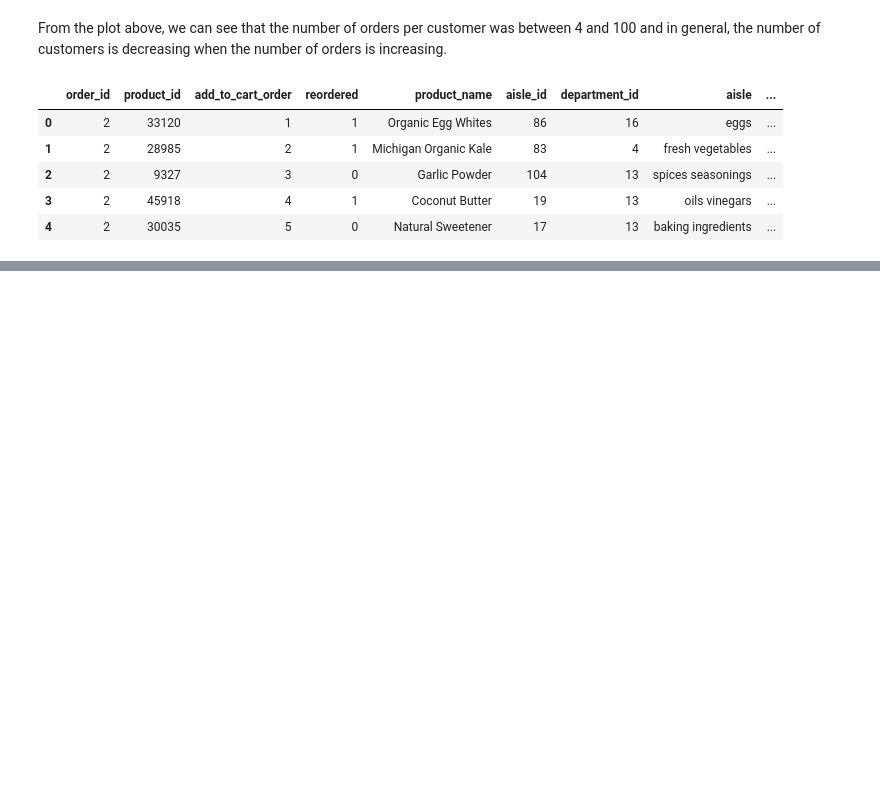
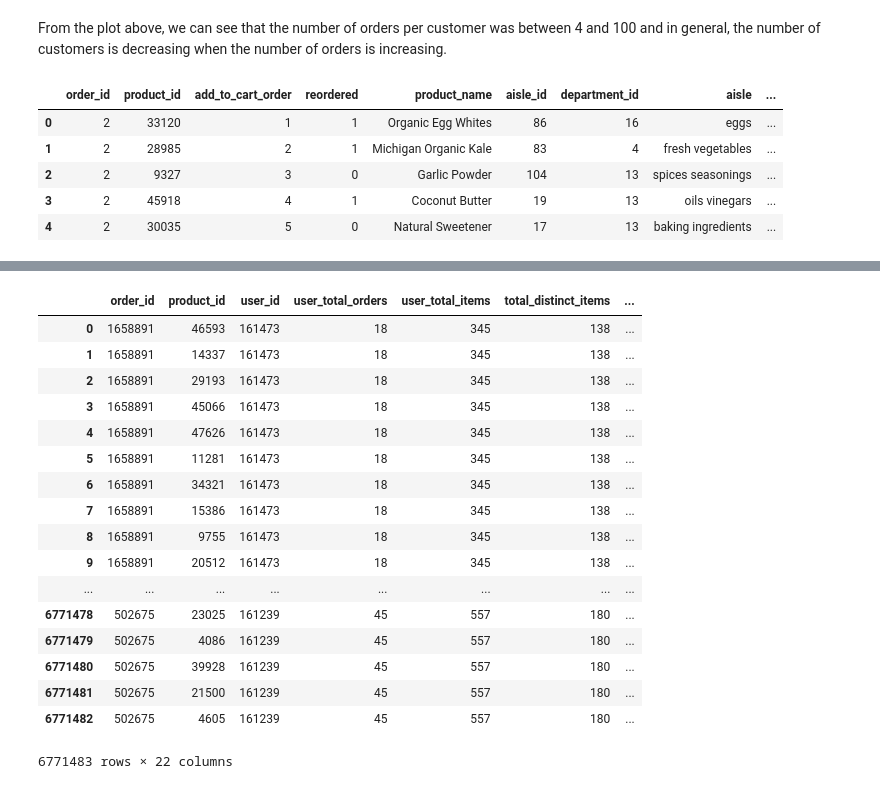
Before and after one commit to mariosamalo/SpringBoard, a Jupyter notebook: instacart_2017_05_01/Instacart .ipynb, the cells around one changed output, grey strips where cells are left out. Drawn from its saved outputs; the diff is of its cells as text; code cells hidden in the pictures; blank space fills up the shorter version.

```diff
--- a/instacart_2017_05_01/Instacart .ipynb
+++ b/instacart_2017_05_01/Instacart .ipynb
@@ -303,0 +371,12 @@ merged_order_products__prior.head()
+# %%
+#user x product level variables
+userproduct = merged.copy()
+userproduct['user_product_id'] = userproduct.product_id + userproduct.user_id * 100000
+userproduct = userproduct.sort_values('order_number')
+userproduct = userproduct.groupby('user_product_id',sort=False).agg({'order_id': ['size', 'last'], 'add_to_cart_order': 'sum'})
+userproduct.columns = ['number_of_orders_userproduct','last_order_id','sum_pos_in_cart']
+userproduct=userproduct.reset_index()
+userproduct=userproduct.set_index('user_product_id',drop=False)
+print(userproduct.shape)
+del merged
+userproduct.head()
@@ -303,0 +392,4 @@ merged_order_products__prior.head()
+# %%
+#order level variables
+orders=orders.set_index('order_id',drop=False)
+orders.head()
@@ -303,0 +407,18 @@ merged_order_products__prior.head()
+# %%
+order_products__train = pd.read_csv('order_products__train.csv')
+
+from sklearn.cross_validation import train_test_split
+big_train_orders = orders[orders.eval_set == 'train']
+train_orders,test_orders = train_test_split(big_train_orders,test_size=0.2)
+print(train_orders.shape)
+print(test_orders.shape)
+
+train_order_id = train_orders['order_id'].tolist()
+test_order_id = test_orders['order_id'].tolist()
+
+train=order_products__train[order_products__train['order_id'].isin(train_order_id)]
+test=order_products__train[order_products__train['order_id'].isin(test_order_id)]
+train.set_index(['order_id', 'product_id'], inplace=True, drop=False)
+test.set_index(['order_id', 'product_id'], inplace=True, drop=False)
+print(train.shape)
+print(test.shape)
@@ -303,0 +486,24 @@ merged_order_products__prior.head()
+# %%
+#build final training dataframe
+train_df,labels = build_features_df('train')
+# %%
+train_df
+# %% [output]
+|  | order_id | product_id | user_id | user_total_orders | user_total_items | total_distinct_items | ... |
+| 0 | 1658891 | 46593 | 161473 | 18 | 345 | 138 | ... |
+| 1 | 1658891 | 14337 | 161473 | 18 | 345 | 138 | ... |
+| 2 | 1658891 | 29193 | 161473 | 18 | 345 | 138 | ... |
+| 3 | 1658891 | 45066 | 161473 | 18 | 345 | 138 | ... |
+| 4 | 1658891 | 47626 | 161473 | 18 | 345 | 138 | ... |
+| 5 | 1658891 | 11281 | 161473 | 18 | 345 | 138 | ... |
+| 6 | 1658891 | 34321 | 161473 | 18 | 345 | 138 | ... |
+| 7 | 1658891 | 15386 | 161473 | 18 | 345 | 138 | ... |
+| 8 | 1658891 | 9755 | 161473 | 18 | 345 | 138 | ... |
+| 9 | 1658891 | 20512 | 161473 | 18 | 345 | 138 | ... |
+| ... | ... | ... | ... | ... | ... | ... | ... |
+| 6771478 | 502675 | 23025 | 161239 | 45 | 557 | 180 | ... |
+| 6771479 | 502675 | 4086 | 161239 | 45 | 557 | 180 | ... |
+| 6771480 | 502675 | 39928 | 161239 | 45 | 557 | 180 | ... |
+| 6771481 | 502675 | 21500 | 161239 | 45 | 557 | 180 | ... |
+| 6771482 | 502675 | 4605 | 161239 | 45 | 557 | 180 | ... |
+6771483 rows × 22 columns
```
Also changed, not shown: parts of 22 cells of this notebook.
